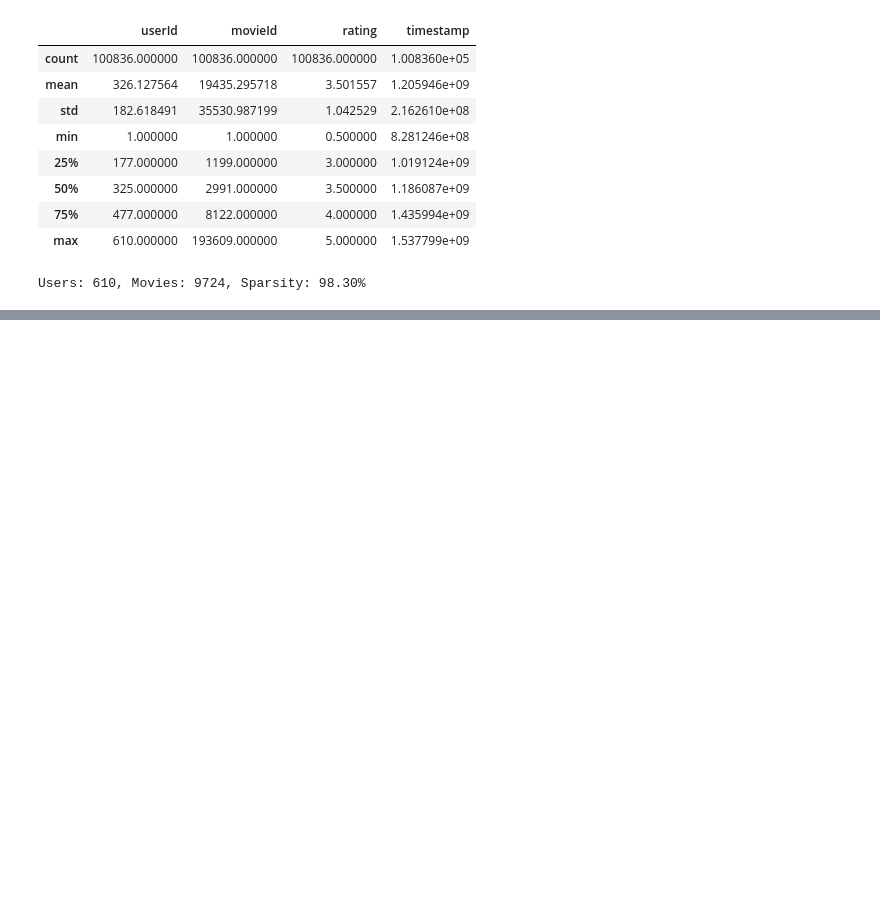
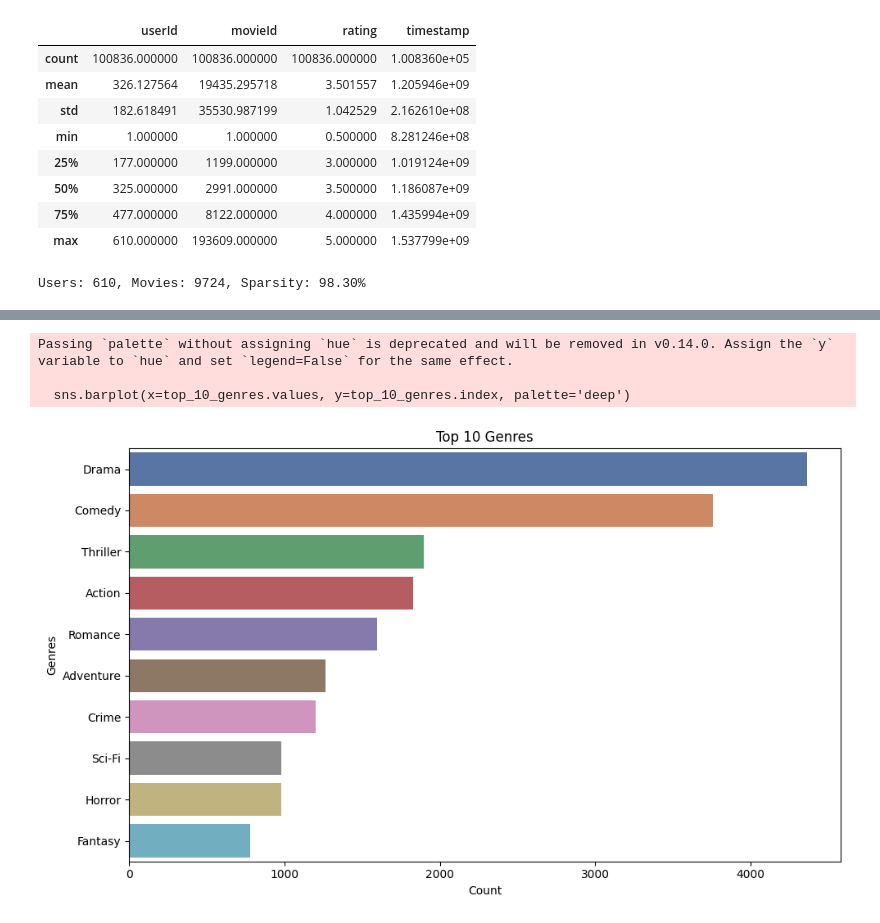
Before and after one commit to Deelaw15/Movie-Recommendation-System, a Jupyter notebook: Data Pre-processing.ipynb, the cells around one changed output, grey strips where cells are left out. Saved outputs shown, nothing was run; the diff lists cells and outputs as text; code cells hidden in the pictures; blank space fills up the shorter version.

```diff
--- a/Data Pre-processing.ipynb
+++ b/Data Pre-processing.ipynb
@@ -235,0 +299,22 @@ sns.histplot(rating['rating'], bins=10, kde=True)
+# %%
+# Distribution by genre
+# The issue is that 'genres' is a string with multiple genres separated by '|', so value_counts() on 'genres' counts unique combinations, not individual genres.
+# To get the top 10 individual genres, you need to split the strings and count each genre separately.
+
+# Split genres and explode to get one genre per row
+all_genres = movies['genres'].str.split('|').explode()
+# Count occurrences of each genre
+top_10_genres = all_genres.value_counts().head(10)
+
+plt.figure(figsize=(10, 6))
+sns.barplot(x=top_10_genres.values, y=top_10_genres.index, palette='deep')
+plt.title('Top 10 Genres')
+plt.xlabel('Count')
+plt.ylabel('Genres')
+plt.tight_layout()
+plt.show()
+# %% [output]
+Passing `palette` without assigning `hue` is deprecated and will be removed in v0.14.0. Assign the `y` variable to `hue` and set `legend=False` for the same effect.
+
+  sns.barplot(x=top_10_genres.values, y=top_10_genres.index, palette='deep')
+[figure, added]
```
Also changed, not shown: parts of 18 cells of this notebook.
